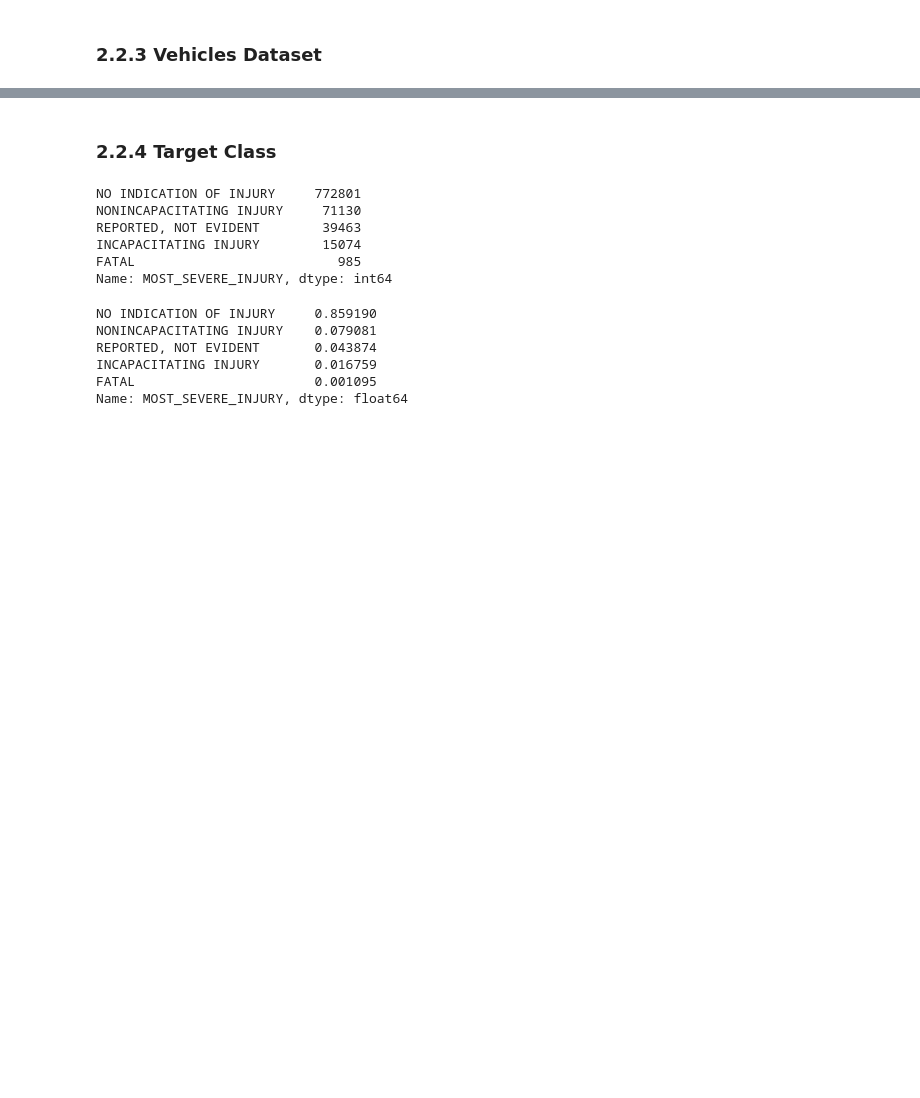
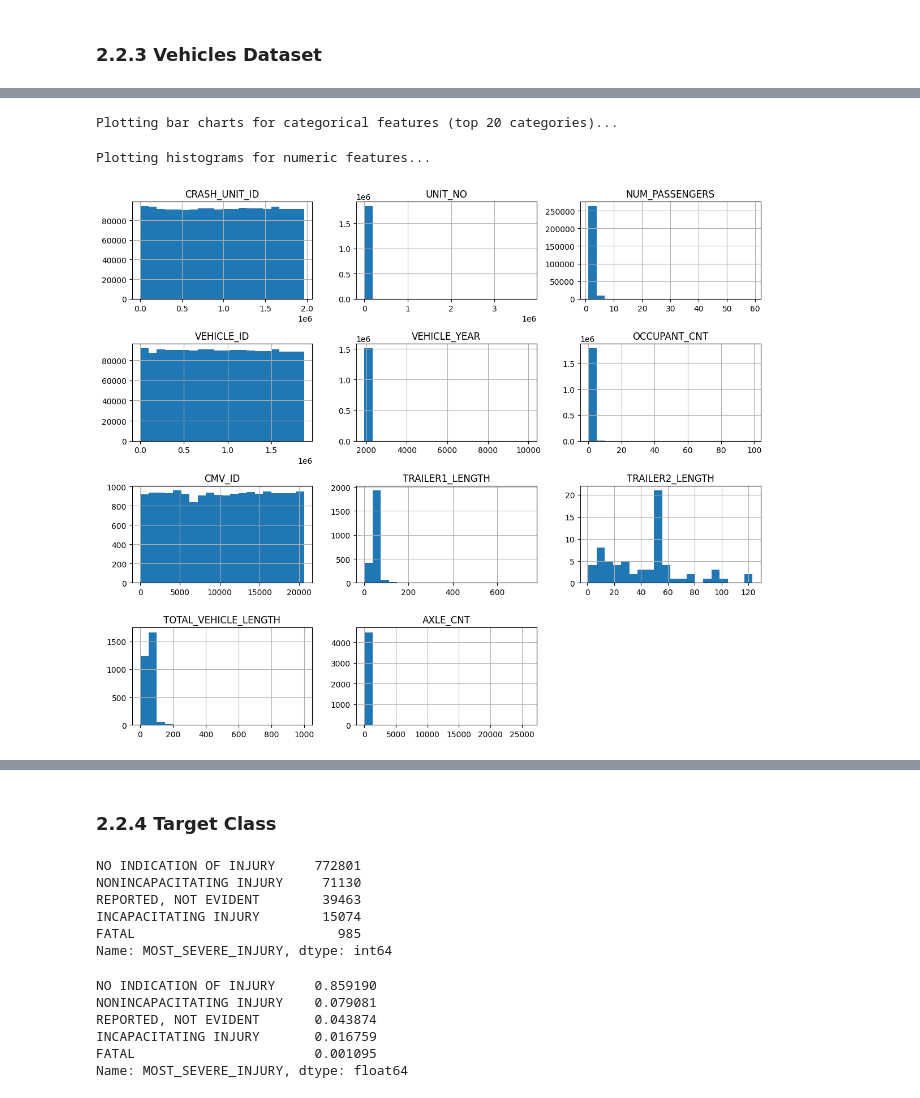
Before and after one commit to ckucewicz/traffic_crash_prediction, a Jupyter notebook: notebook.ipynb, the cells around one changed output, grey strips where cells are left out. Saved outputs shown, nothing was run; the diff lists cells and outputs as text; code cells hidden in the pictures; blank space fills up the shorter version.

```diff
--- a/notebook.ipynb
+++ b/notebook.ipynb
@@ -382,0 +493,9 @@ Latest CRASH_DATE: 2024-12-14 00:08:00
+# %%
+plot_bar_charts(vehicles_df)
+# %% [output]
+Plotting bar charts for categorical features (top 20 categories)...
+# %%
+plot_histograms(vehicles_df)
+# %% [output]
+Plotting histograms for numeric features...
+[figure, added]
```
Also changed, not shown: parts of 41 cells of this notebook.
